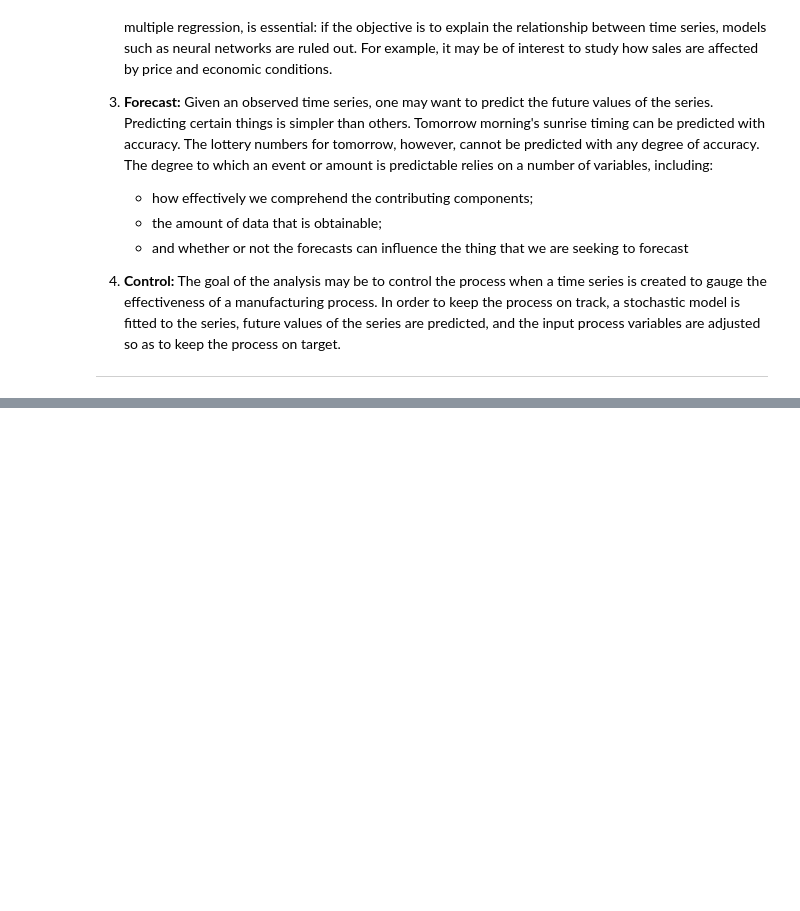
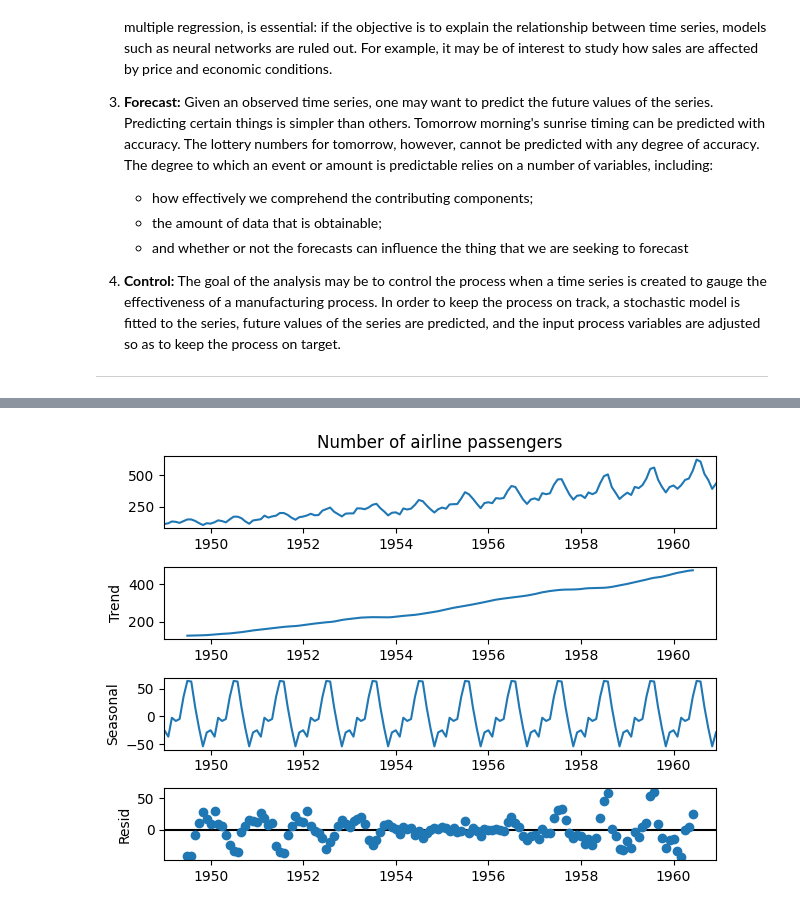
Before and after one commit to marialonsogar/Introduction-to-Time-Series, a Jupyter notebook: lessons/01-Introduction.ipynb, the cells around one changed output, grey strips where cells are left out. Cells and saved outputs as stored; diff of their text form; code cells hidden in the pictures; blank space fills up the shorter version.

```diff
--- a/lessons/01-Introduction.ipynb
+++ b/lessons/01-Introduction.ipynb
@@ -154 +175,11 @@ plot_series(y)
 [figure]
+# %%
+from statsmodels.tsa.seasonal import seasonal_decompose
+
+# set frequency on data
+y = y.to_timestamp()
+# decompose the series into trend, seasonal and residual
+res = seasonal_decompose(y).plot()
+plt.show()
+# %% [output]
+[figure, added]
```
Also changed, not shown: parts of 15 cells of this notebook, 2 other files.
